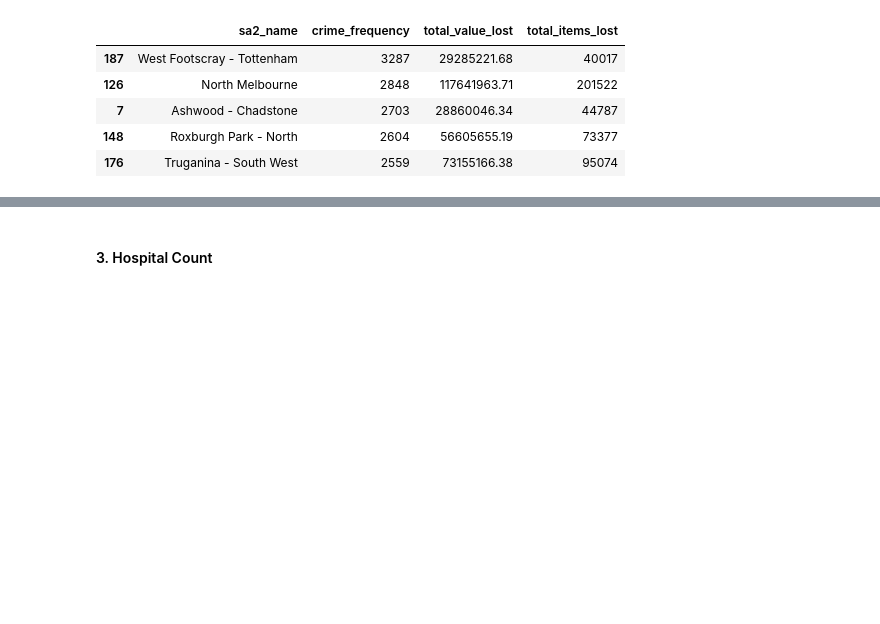
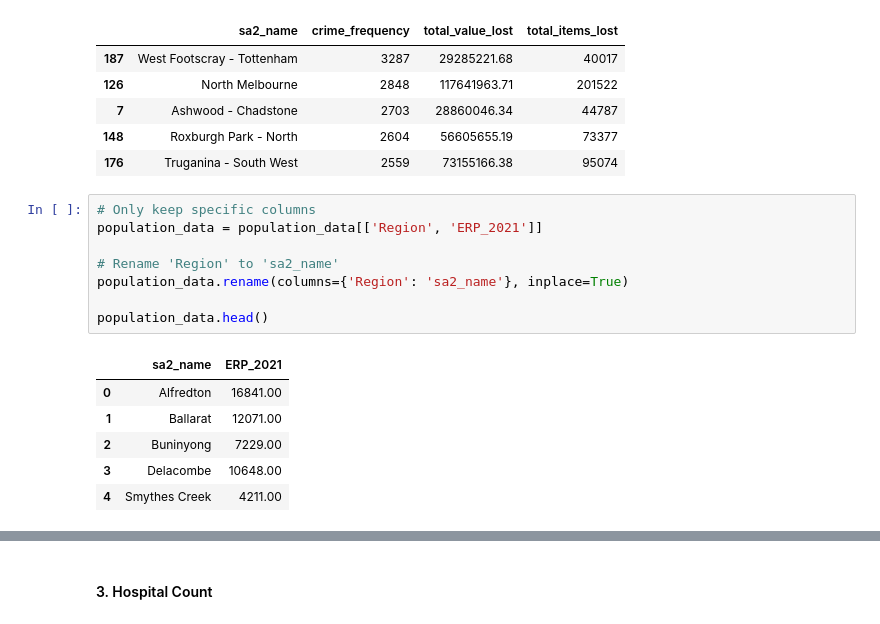
Before and after one commit to MAST30034-AppliedDataScience/project-2-group-real-estate-industry-project-3, a Jupyter notebook: notebooks/livability.ipynb, the cells around one changed output, grey strips where cells are left out. Drawn from its saved outputs; the diff is of its cells as text; blank space fills up the shorter version.

```diff
--- a/notebooks/livability.ipynb
+++ b/notebooks/livability.ipynb
@@ -126,3 +113,18 @@ property_lost_stats.head()
 | 7 | Ashwood - Chadstone | 2703 | 28860046.34 | 44787 |
 | 148 | Roxburgh Park - North | 2604 | 56605655.19 | 73377 |
 | 176 | Truganina - South West | 2559 | 73155166.38 | 95074 |
+# %%
+# Only keep specific columns
+population_data = population_data[['Region', 'ERP_2021']]
+
+# Rename 'Region' to 'sa2_name'
+population_data.rename(columns={'Region': 'sa2_name'}, inplace=True)
+
+population_data.head()
+# %% [output]
+|  | sa2_name | ERP_2021 |
+| 0 | Alfredton | 16841.00 |
+| 1 | Ballarat | 12071.00 |
+| 2 | Buninyong | 7229.00 |
+| 3 | Delacombe | 10648.00 |
+| 4 | Smythes Creek | 4211.00 |
```
Also changed, not shown: parts of 15 cells of this notebook.
